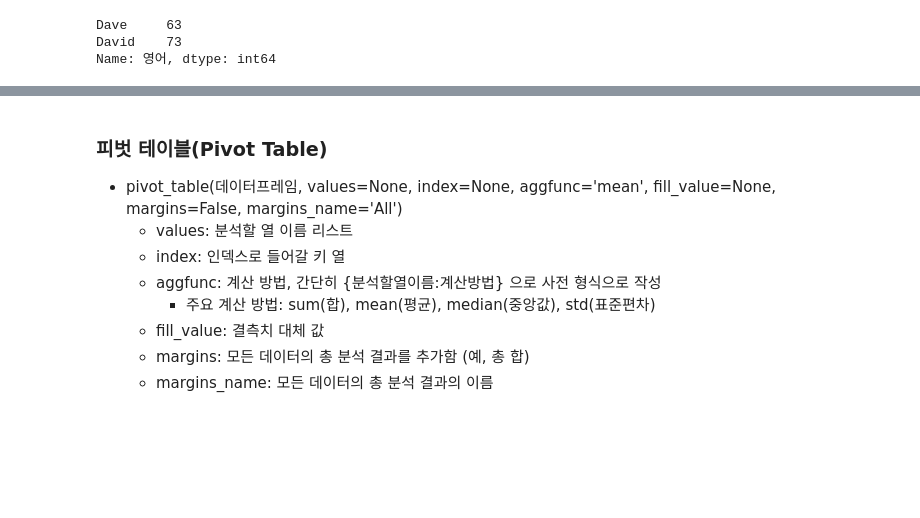
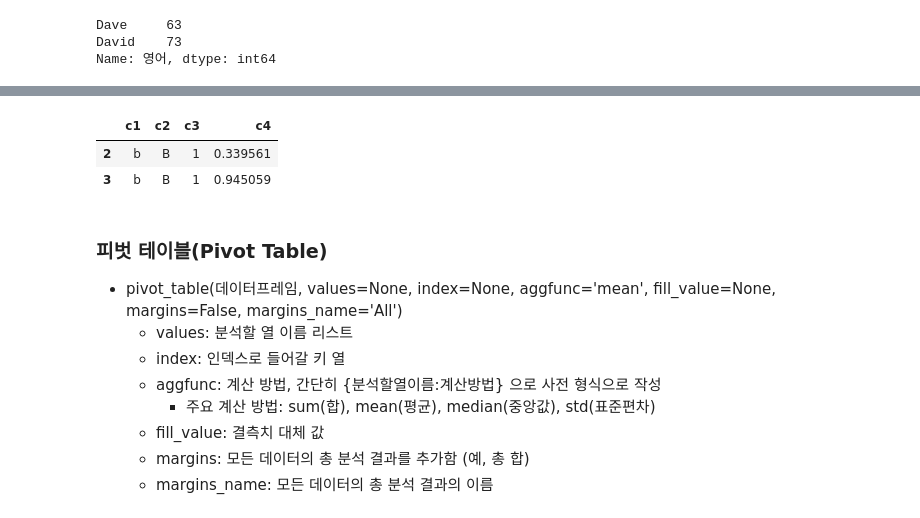
Before and after one commit to whattSUPkim/Data-Science, a Jupyter notebook: Data Analysis/Pandas_exercise.ipynb, the cells around one changed output, grey strips where cells are left out. Cells and saved outputs as stored; diff of their text form; code cells hidden in the pictures; blank space fills up the shorter version.

```diff
--- a/Data Analysis/Pandas_exercise.ipynb
+++ b/Data Analysis/Pandas_exercise.ipynb
@@ -1271,0 +1289,7 @@ Name: 영어, dtype: int64
+# %%
+# groupby에 의해 split된 상태를 추출 가능함
+grouped = df.groupby('c1')
+
+for i, j in grouped:
+    print(i)
+    print(j)
@@ -1272,3 +1314,10 @@ Name: 영어, dtype: int64
+# %%
+# 개별 값 추출
+grouped.get_group('b')
+# %% [output]
+|  | c1 | c2 | c3 | c4 |
+| 2 | b | B | 1 | 0.339561 |
+| 3 | b | B | 1 | 0.945059 |
 # %% [markdown]
 ### 피벗 테이블(Pivot Table)
 - pivot_table(데이터프레임, values=None, index=None, aggfunc='mean', fill_value=None, margins=False, margins_name='All')
```
Also changed, not shown: parts of 6 cells of this notebook.
